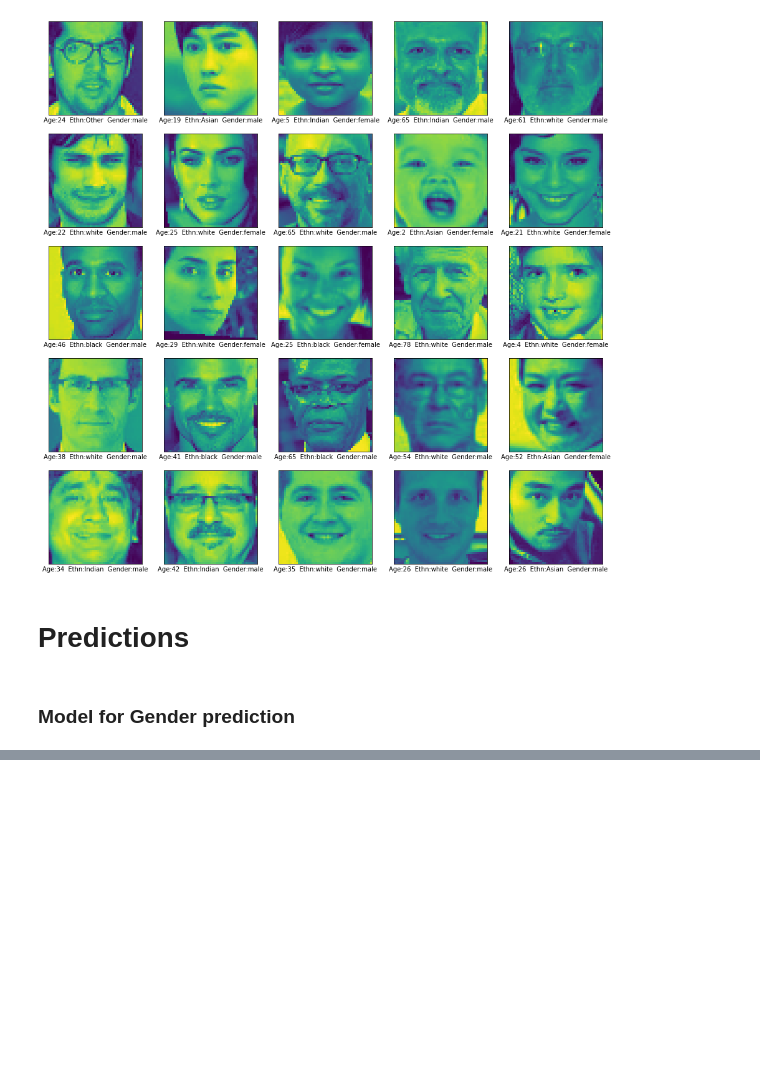
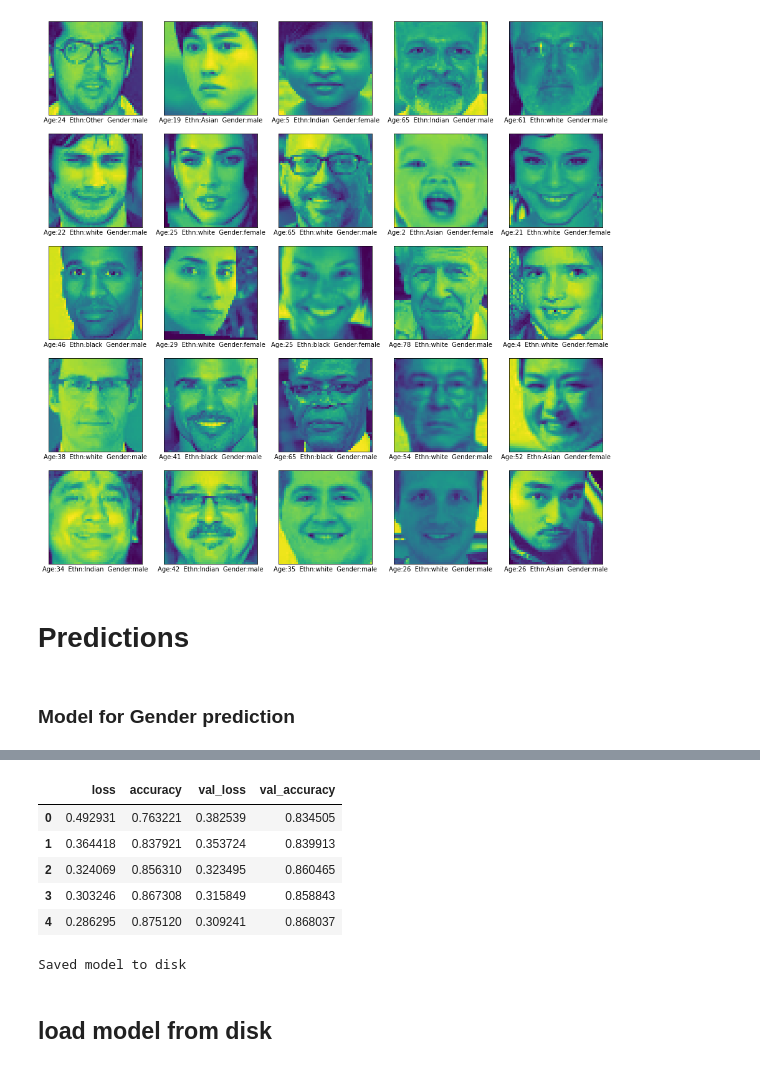
Before and after one commit to TerminalBen/Face_Classification, a Jupyter notebook: eda.ipynb, the cells around one changed output, grey strips where cells are left out. Cells and saved outputs as stored; diff of their text form; code cells hidden in the pictures; blank space fills up the shorter version.

```diff
--- a/eda.ipynb
+++ b/eda.ipynb
@@ -299,0 +312,21 @@ Minimum validation loss: 0.2533802390098572
+# %%
+history_df.head()
+# %% [output]
+|  | loss | accuracy | val_loss | val_accuracy |
+| 0 | 0.492931 | 0.763221 | 0.382539 | 0.834505 |
+| 1 | 0.364418 | 0.837921 | 0.353724 | 0.839913 |
+| 2 | 0.324069 | 0.856310 | 0.323495 | 0.860465 |
+| 3 | 0.303246 | 0.867308 | 0.315849 | 0.858843 |
+| 4 | 0.286295 | 0.875120 | 0.309241 | 0.868037 |
+# %%
+from keras.models import model_from_json
+gender_model_json = genderModel.to_json()
+with open("gender_model.json", "w") as json_file:
+    json_file.write(gender_model_json)
+# serialize weights to HDF5
+genderModel.save_weights("gender_model.h5")
+print("Saved model to disk")
+# %% [output]
+Saved model to disk
+# %% [markdown]
+## load model from disk
```
Also changed, not shown: parts of 10 cells of this notebook, 6 other files.
